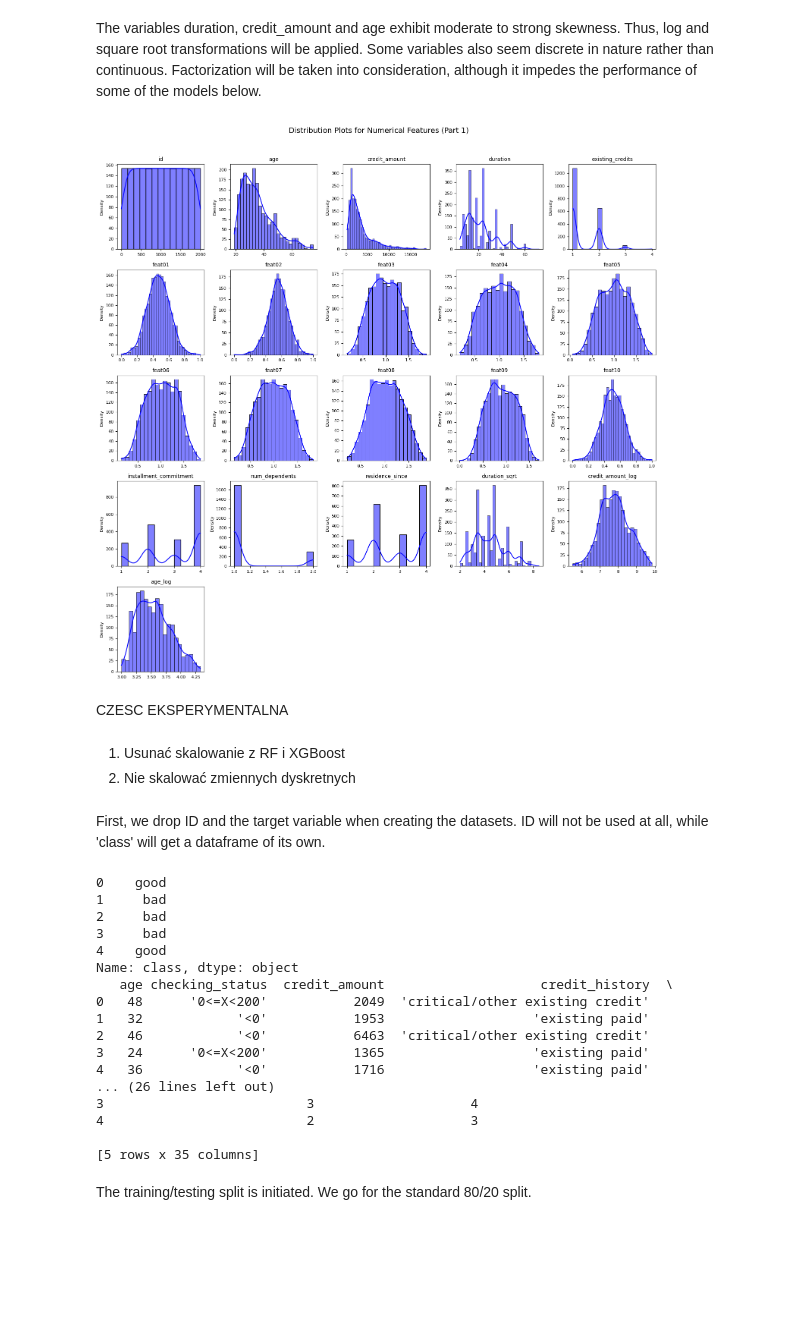
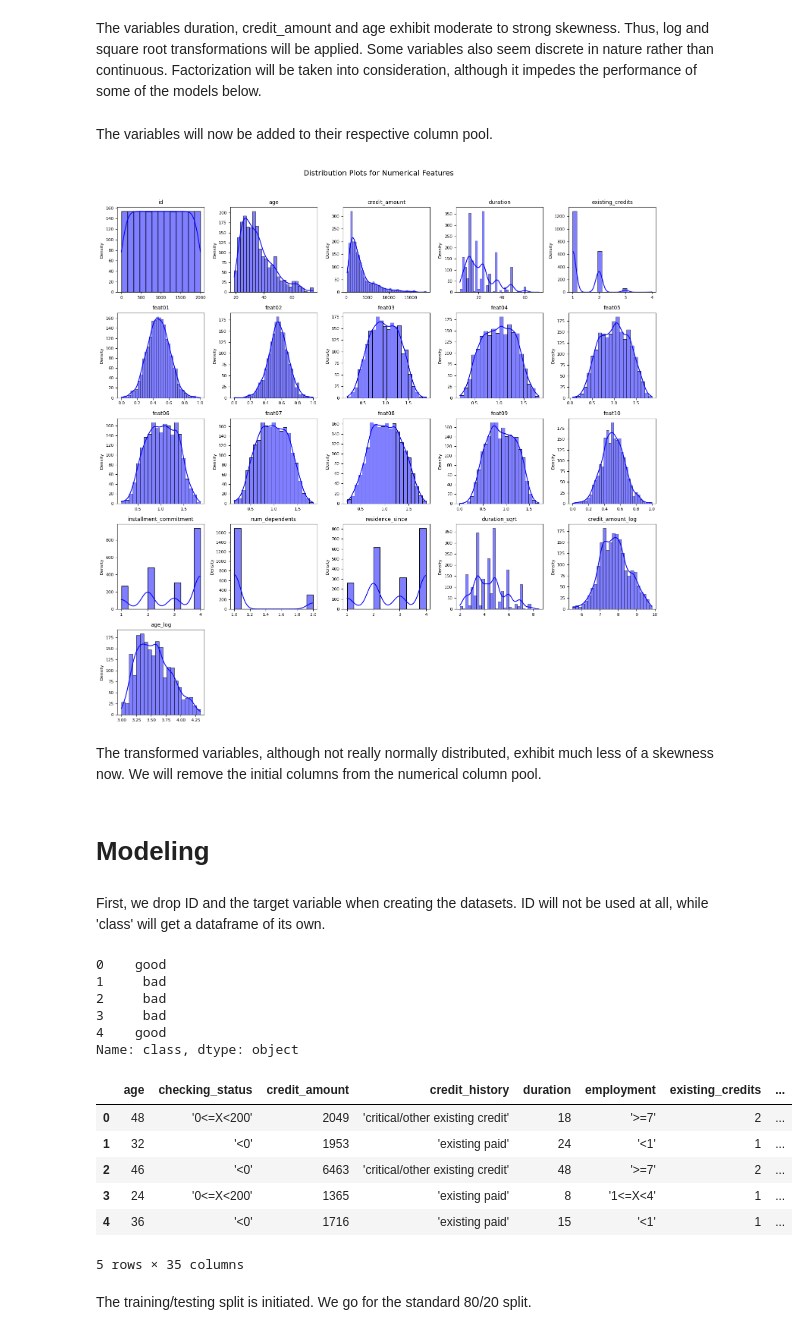
Before and after one commit to JanSz37/ML2_proj, a Jupyter notebook: classification.ipynb, the cells around one changed output. Saved outputs shown, nothing was run; the diff lists cells and outputs as text; code cells hidden in the pictures; blank space fills up the shorter version.

```diff
--- a/classification.ipynb
+++ b/classification.ipynb
@@ -203,6 +218,8 @@ df['residence_since_bin'] = pd.cut(
     bins=[0, 1.5, 2.5, 3.5, 4.5],
     labels=['1', '2', '3', '4']
 )
+# %% [markdown]
+The variables will now be added to their respective column pool.
 # %%
 cat_features.append('installment_commitment_bin')
 cat_features.append('residence_since_bin')
@@ -210,28 +227,26 @@ num_features.append('duration_sqrt')
 num_features.append('credit_amount_log')
 num_features.append('age_log')
 # %%
-create_distribution_grid(
+create_single_distribution_grid(
     num_features,
-    "Distribution Plots for Numerical Features (Part 1)",
+    "Distribution Plots for Numerical Features",
     nrows=5, ncols=5, figsize=(15, 15)
 )
 # %% [output]
-[figure, old version]
+[figure, new version]
+# %% [markdown]
+The transformed variables, although not really normally distributed, exhibit much less of a skewness now. We will remove the initial columns from the numerical column pool.
 # %%
 num_features = [feature for feature in num_features if feature != "age" or "credit_amount" or "duration" or 'installment_commitment' or 'residence_since']
-# %% [markdown]
-CZESC EKSPERYMENTALNA
-# %% [markdown]
-1. Usunać skalowanie z RF i XGBoost
-2. Nie skalować zmiennych dyskretnych
+# %% [markdown]
+# Modeling
 # %% [markdown]
 First, we drop ID and the target variable when creating the datasets. ID will not be used at all, while 'class' will get a dataframe of its own.
 # %%
 X = df.drop(['class','id'],axis=1)
 y = df['class']
 
-print(y.head())
-print(X.head())
+y.head()
 # %% [output]
 0    good
 1     bad
@@ -239,17 +254,16 @@ print(X.head())
 3     bad
 4    good
 Name: class, dtype: object
-   age checking_status  credit_amount                    credit_history  \
-0   48      '0<=X<200'           2049  'critical/other existing credit'
-1   32            '<0'           1953                   'existing paid'
-2   46            '<0'           6463  'critical/other existing credit'
-3   24      '0<=X<200'           1365                   'existing paid'
-4   36            '<0'           1716                   'existing paid'
-... (26 lines left out)
-3                          3                    4
-4                          2                    3
-
-[5 rows x 35 columns]
+# %%
+X.head()
+# %% [output]
+|  | age | checking_status | credit_amount | credit_history | duration | employment | existing_credits | ... |
+| 0 | 48 | '0<=X<200' | 2049 | 'critical/other existing credit' | 18 | '>=7' | 2 | ... |
+| 1 | 32 | '<0' | 1953 | 'existing paid' | 24 | '<1' | 1 | ... |
+| 2 | 46 | '<0' | 6463 | 'critical/other existing credit' | 48 | '>=7' | 2 | ... |
+| 3 | 24 | '0<=X<200' | 1365 | 'existing paid' | 8 | '1<=X<4' | 1 | ... |
+| 4 | 36 | '<0' | 1716 | 'existing paid' | 15 | '<1' | 1 | ... |
+5 rows × 35 columns
 # %% [markdown]
 The training/testing split is initiated. We go for the standard 80/20 split.
 # %%
```
Also changed, not shown: parts of 33 cells of this notebook.
